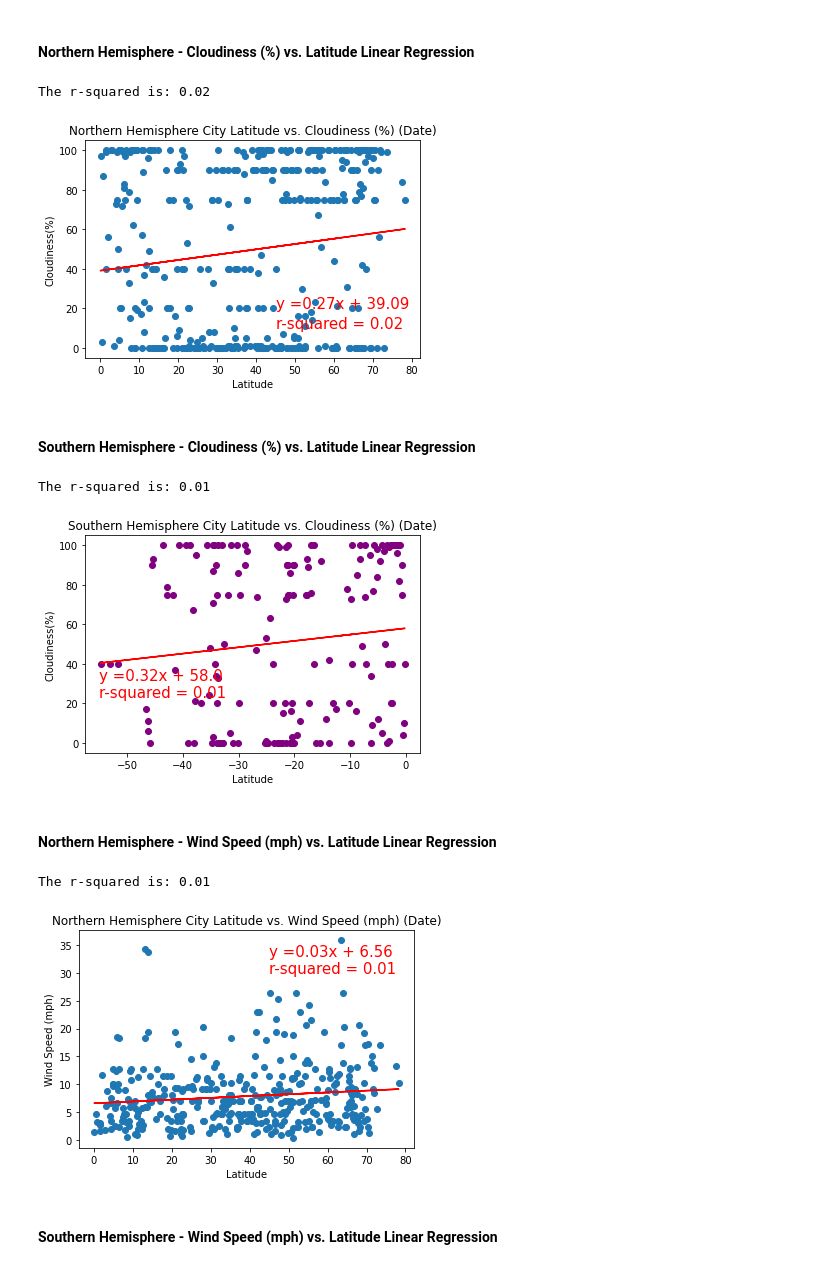
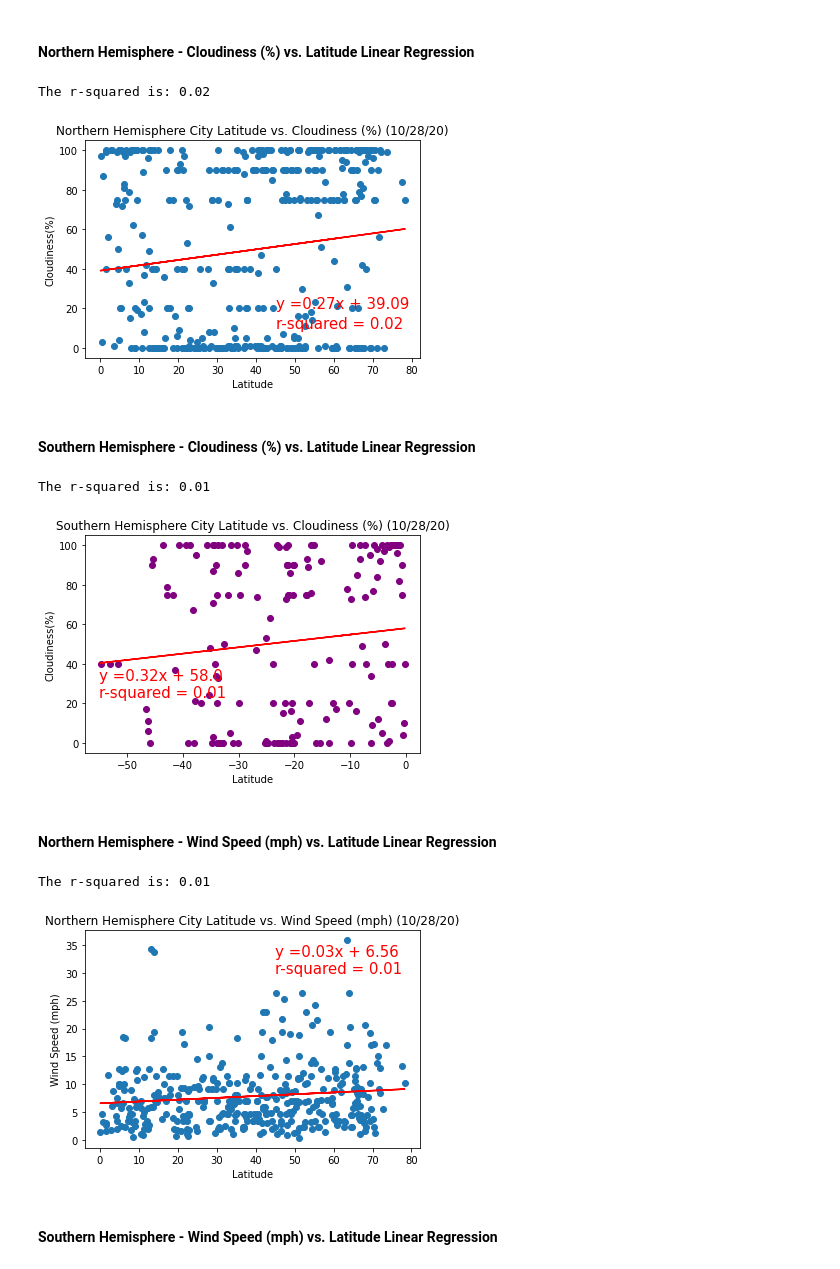
Before and after one commit to LeeProut/python-api-challenge, a Jupyter notebook: WeatherPy/WeatherPy.ipynb, the cells around one changed output. Saved outputs shown, nothing was run; the diff lists cells and outputs as text; code cells hidden in the pictures.

Commit message:
added date to plot titles

```diff
--- a/WeatherPy/WeatherPy.ipynb
+++ b/WeatherPy/WeatherPy.ipynb
@@ -483,7 +502,7 @@ plt.scatter(n_cloudiness_x_values, n_cloudiness_y_values)
 plt.plot(n_cloudiness_x_values, n_cloudiness_regress_values, "r-")
 
 #add title and labels
-plt.title("Northern Hemisphere City Latitude vs. Cloudiness (%) (Date)")
+plt.title(f"Northern Hemisphere City Latitude vs. Cloudiness (%) ({date_title})")
 plt.xlabel("Latitude")
 plt.ylabel("Cloudiness(%)")
 
@@ -495,7 +514,7 @@ plt.savefig("Images/n_hemi_latitudeVScloudiness.png")
 plt.show()
 # %% [output]
 The r-squared is: 0.02
-[figure, old version]
+[figure, new version]
 # %% [markdown]
 ####  Southern Hemisphere - Cloudiness (%) vs. Latitude Linear Regression
 # %%
@@ -523,7 +542,7 @@ plt.scatter(s_cloudiness_x_values, s_cloudiness_y_values, color="purple")
 plt.plot(s_cloudiness_x_values, s_cloudiness_regress_values, "r-")
 
 #add title and labels
-plt.title("Southern Hemisphere City Latitude vs. Cloudiness (%) (Date)")
+plt.title(f"Southern Hemisphere City Latitude vs. Cloudiness (%) ({date_title})")
 plt.xlabel("Latitude")
 plt.ylabel("Cloudiness(%)")
 
@@ -535,7 +554,7 @@ plt.savefig("Images/s_hemi_latitudeVScloudiness.png")
 plt.show()
 # %% [output]
 The r-squared is: 0.01
-[figure, old version]
+[figure, new version]
 # %% [markdown]
 ####  Northern Hemisphere - Wind Speed (mph) vs. Latitude Linear Regression
 # %%
@@ -547,35 +566,35 @@ n_wind_y_values = northern_hemi_df["Wind Speed"]
 # (slope, intercept, rvalue, pvalue, stderr) = linregress(total_equipment, burned_acreage)
 # regress_values = total_equipment * slope + intercept
 (n_wind_slope, n_wind_intercept, n_wind_rvalue, n_wind_pvalue, n_wind_stderr) = linregress(n_wind_x_values, n_wind_y_values)
 n_wind_regress_values = np.asarray(n_wind_x_values) * n_wind_slope + n_wind_intercept
 
 #calculate r-squared
 n_wind_rsquared = round(n_wind_rvalue**2,2)
 print(f"The r-squared is: {n_wind_rsquared}")
 
 #line equation y = mx + b
 n_wind_line_eq = "y =" + str(round(n_wind_slope,2)) + "x + " + str(round(n_wind_intercept,2))
 
 #create scatter plot
 plt.scatter(n_wind_x_values, n_wind_y_values)
 
 #add regression line
 plt.plot(n_wind_x_values, n_wind_regress_values, "r-")
 
 #add title and labels
-plt.title("Northern Hemisphere City Latitude vs. Wind Speed (mph) (Date)")
+plt.title(f"Northern Hemisphere City Latitude vs. Wind Speed (mph) ({date_title})")
 plt.xlabel("Latitude")
 plt.ylabel("Wind Speed (mph)")
 
 #add annotation to plot
 plt.annotate(n_wind_line_eq,(45,33), fontsize=15, color="red")
 plt.annotate(f"r-squared = {n_wind_rsquared}",(45,30),fontsize=15,color="red")
 
 plt.savefig("Images/n_hemi_latitudeVSwindspeed.png")
 plt.show()
 # %% [output]
 The r-squared is: 0.01
-[figure, old version]
+[figure, new version]
 # %% [markdown]
 ####  Southern Hemisphere - Wind Speed (mph) vs. Latitude Linear Regression
 # %%
```
Also changed, not shown: parts of 10 cells of this notebook, 12 other files.
